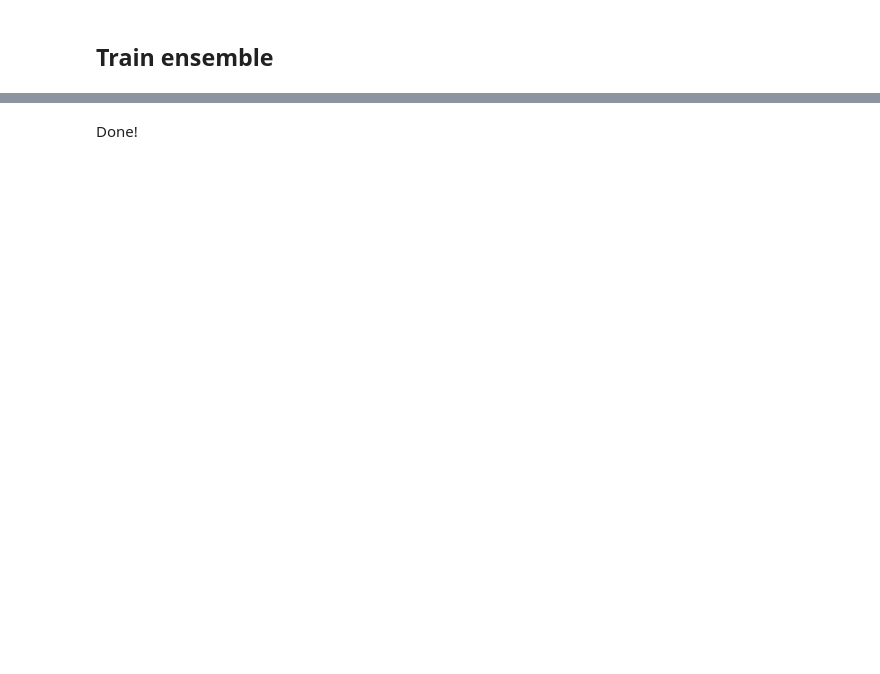
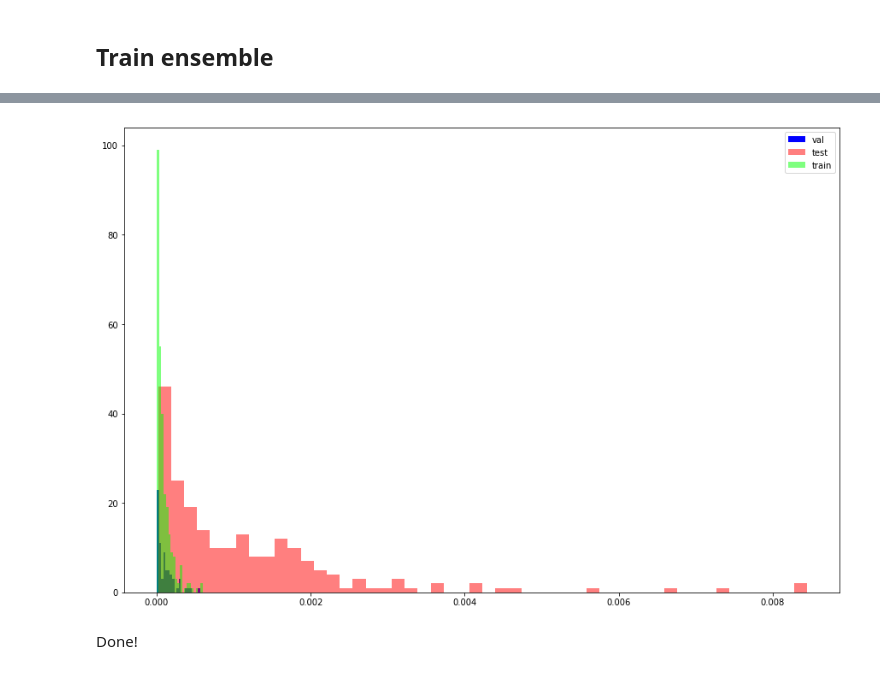
Before and after one commit to leoniloris/Visualization-In-Data-Science, a Jupyter notebook: ensembles/ensembles.ipynb, the cells around one changed output, grey strips where cells are left out. Saved outputs shown, nothing was run; the diff lists cells and outputs as text; code cells hidden in the pictures; blank space fills up the shorter version.

```diff
--- a/ensembles/ensembles.ipynb
+++ b/ensembles/ensembles.ipynb
@@ -38,3 +49,13 @@ y_train = df_healthy[[REMOVE_FEATURES[0]]].values
+# %%
+train_percent = 0.8
+x_train = df_healthy[FEATURES].head(int(len(df_healthy) * train_percent)).values
+y_train = df_healthy[[REMOVE_FEATURES[0]]].head(int(len(df_healthy) * train_percent)).values
+
+x_val = df_healthy[FEATURES].head(int(len(df_healthy) * (1 - train_percent))).values
+y_val = df_healthy[[REMOVE_FEATURES[0]]].head(int(len(df_healthy) * (1 - train_percent))).values
+
+x_test = df_unhealthy[FEATURES].values
+y_test = df_unhealthy[[REMOVE_FEATURES[0]]].values
 # %% [markdown]
 ## Create an ensemble of models
 # %%
@@ -48,7 +68,7 @@ def create_base_model(n_hidden):
 # %%
 models = []
 N_MODELS = 5
-n_hidden_neurons = 16
+n_hidden_neurons = 32
 for _ in range(N_MODELS):
     models.append(create_base_model(n_hidden_neurons))
 # %%
@@ -95,9 +142,33 @@ models[0].predict(x_train)
-# %%
-y_train_pred = models[1].predict(x_train).flatten()
-
-plt.scatter(y_train, y_train_pred)
-plt.axis('equal')
-plt.xlim(plt.xlim())
-plt.ylim(plt.ylim())
+# %%
+y_pred_test_average = []
+y_pred_val_average = []
+y_pred_train_average = []
+
+
+for model in models:
+    y_val_pred = model.predict(x_val)
+    y_test_pred = model.predict(x_test)
+    y_train_pred = model.predict(x_train)
+    y_pred_test_average.append(y_test_pred)
+    y_pred_val_average.append(y_val_pred)
+    y_pred_train_average.append(y_train_pred)
+
+
+y_pred_test_var = np.var(y_pred_test_average, axis=0)
+y_pred_val_var = np.var(y_pred_val_average, axis=0)
+y_pred_train_var = np.var(y_pred_train_average, axis=0)
+
+
+plt.figure(figsize=(15, 10))
+plt.hist(y_pred_val_var.flatten(), color='b',  bins=20, label='val')
+plt.hist(y_pred_test_var.flatten(), ls='dotted', lw=3, fc=(1, 0, 0, 0.5), bins=50, label='test')
+plt.hist(y_pred_train_var.flatten(), ls='dotted', lw=4, fc=(0, 1, 0, 0.5), bins=20, label='train')
+plt.legend()
+# plt.axis('equal')
+# plt.xlim(plt.xlim())
+# plt.ylim(plt.ylim())
+plt.show()
+# %% [output]
+[figure, added]
 # %% [markdown]
 Done!
```
Also changed, not shown: parts of 14 cells of this notebook.
